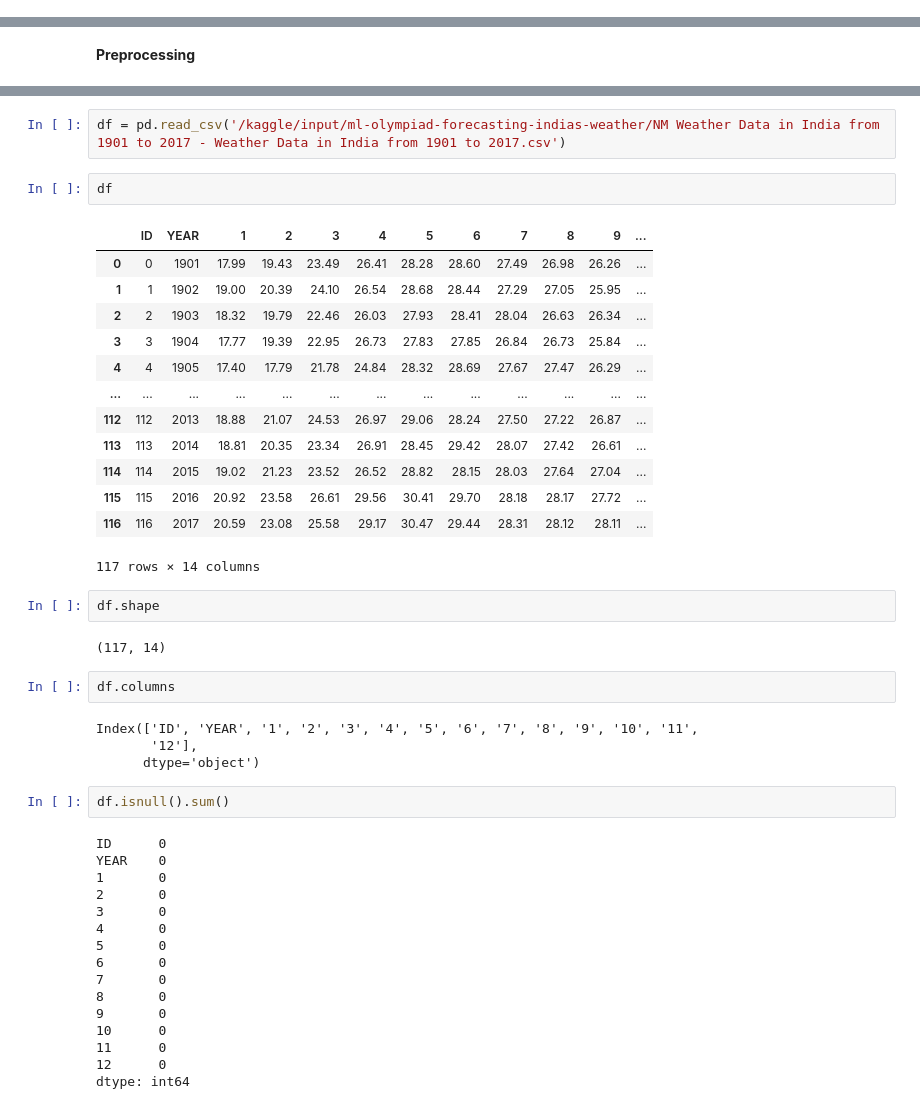
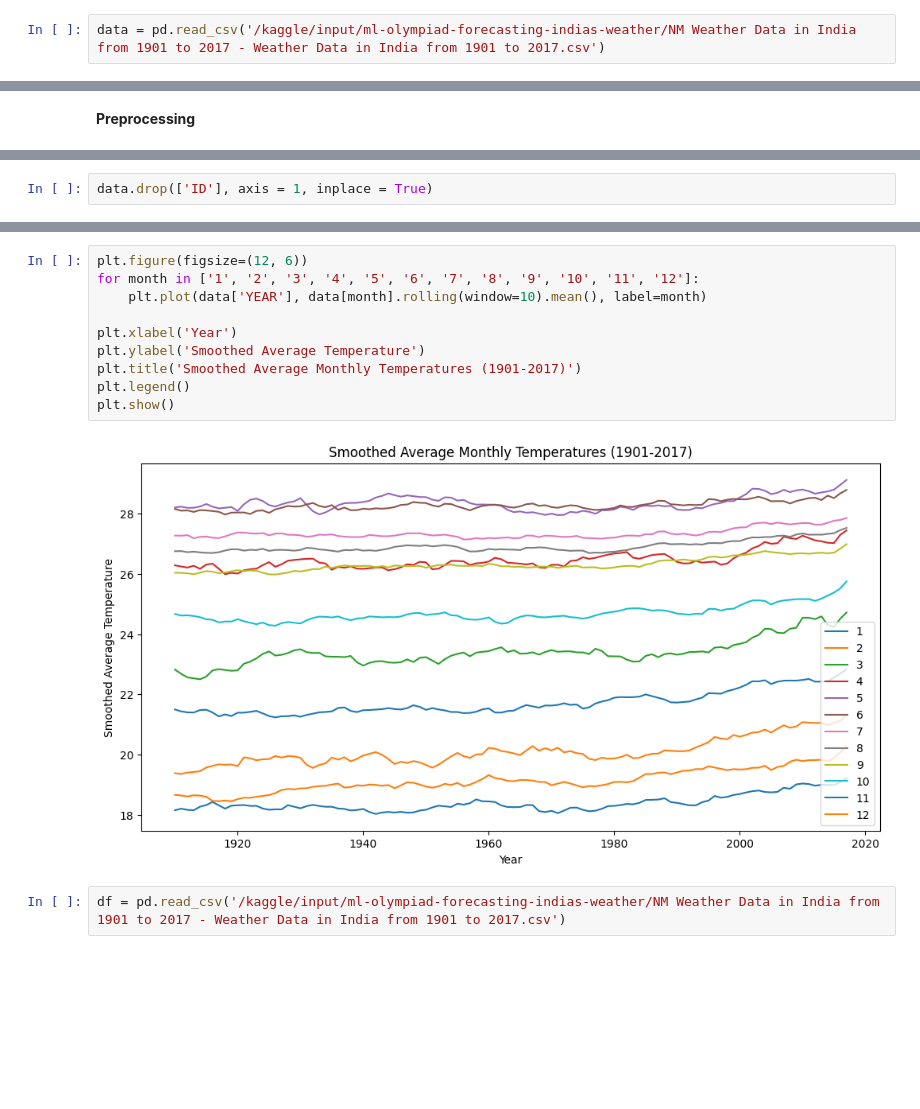
Before and after one commit to AshadullahDanish/weather-forecasting-kaggle-competition-, a Jupyter notebook: notebook1db22fbd9c.ipynb, the cells around one changed output, grey strips where cells are left out. Drawn from its saved outputs; the diff is of its cells as text; blank space fills up the shorter version.

Commit message:
Kaggle Notebook | weather-forecasting | Version 10

```diff
--- a/notebook1db22fbd9c.ipynb
+++ b/notebook1db22fbd9c.ipynb
@@ -24,3 +24,5 @@ for dirname, _, filenames in os.walk('/kaggle/input'):
 import matplotlib.pyplot as plt
 import pandas as pd
 import seaborn as sns
+# %%
+data = pd.read_csv('/kaggle/input/ml-olympiad-forecasting-indias-weather/NM Weather Data in India from 1901 to 2017 - Weather Data in India from 1901 to 2017.csv')
@@ -28,0 +87,2 @@ import seaborn as sns
+# %%
+data.drop(['ID'], axis = 1, inplace = True)
@@ -29,46 +146,14 @@ import seaborn as sns
+# %%
+plt.figure(figsize=(12, 6))
+for month in ['1', '2', '3', '4', '5', '6', '7', '8', '9', '10', '11', '12']:
+    plt.plot(data['YEAR'], data[month].rolling(window=10).mean(), label=month)
+
+plt.xlabel('Year')
+plt.ylabel('Smoothed Average Temperature')
+plt.title('Smoothed Average Monthly Temperatures (1901-2017)')
+plt.legend()
+plt.show()
+# %% [output]
+[figure, added]
 # %%
 df = pd.read_csv('/kaggle/input/ml-olympiad-forecasting-indias-weather/NM Weather Data in India from 1901 to 2017 - Weather Data in India from 1901 to 2017.csv')
-# %%
-df
-# %% [output]
-|  | ID | YEAR | 1 | 2 | 3 | 4 | 5 | 6 | 7 | 8 | 9 | ... |
-| 0 | 0 | 1901 | 17.99 | 19.43 | 23.49 | 26.41 | 28.28 | 28.60 | 27.49 | 26.98 | 26.26 | ... |
-| 1 | 1 | 1902 | 19.00 | 20.39 | 24.10 | 26.54 | 28.68 | 28.44 | 27.29 | 27.05 | 25.95 | ... |
-| 2 | 2 | 1903 | 18.32 | 19.79 | 22.46 | 26.03 | 27.93 | 28.41 | 28.04 | 26.63 | 26.34 | ... |
-| 3 | 3 | 1904 | 17.77 | 19.39 | 22.95 | 26.73 | 27.83 | 27.85 | 26.84 | 26.73 | 25.84 | ... |
-| 4 | 4 | 1905 | 17.40 | 17.79 | 21.78 | 24.84 | 28.32 | 28.69 | 27.67 | 27.47 | 26.29 | ... |
-| ... | ... | ... | ... | ... | ... | ... | ... | ... | ... | ... | ... | ... |
-| 112 | 112 | 2013 | 18.88 | 21.07 | 24.53 | 26.97 | 29.06 | 28.24 | 27.50 | 27.22 | 26.87 | ... |
-| 113 | 113 | 2014 | 18.81 | 20.35 | 23.34 | 26.91 | 28.45 | 29.42 | 28.07 | 27.42 | 26.61 | ... |
-| 114 | 114 | 2015 | 19.02 | 21.23 | 23.52 | 26.52 | 28.82 | 28.15 | 28.03 | 27.64 | 27.04 | ... |
-| 115 | 115 | 2016 | 20.92 | 23.58 | 26.61 | 29.56 | 30.41 | 29.70 | 28.18 | 28.17 | 27.72 | ... |
-| 116 | 116 | 2017 | 20.59 | 23.08 | 25.58 | 29.17 | 30.47 | 29.44 | 28.31 | 28.12 | 28.11 | ... |
-117 rows × 14 columns
-# %%
-df.shape
-# %% [output]
-(117, 14)
-# %%
-df.columns
-# %% [output]
-Index(['ID', 'YEAR', '1', '2', '3', '4', '5', '6', '7', '8', '9', '10', '11',
-       '12'],
-      dtype='object')
-# %%
-df.isnull().sum()
-# %% [output]
-ID      0
-YEAR    0
-1       0
-2       0
-3       0
-4       0
-5       0
-6       0
-7       0
-8       0
-9       0
-10      0
-11      0
-12      0
-dtype: int64
```
Also changed, not shown: parts of 37 cells of this notebook.
